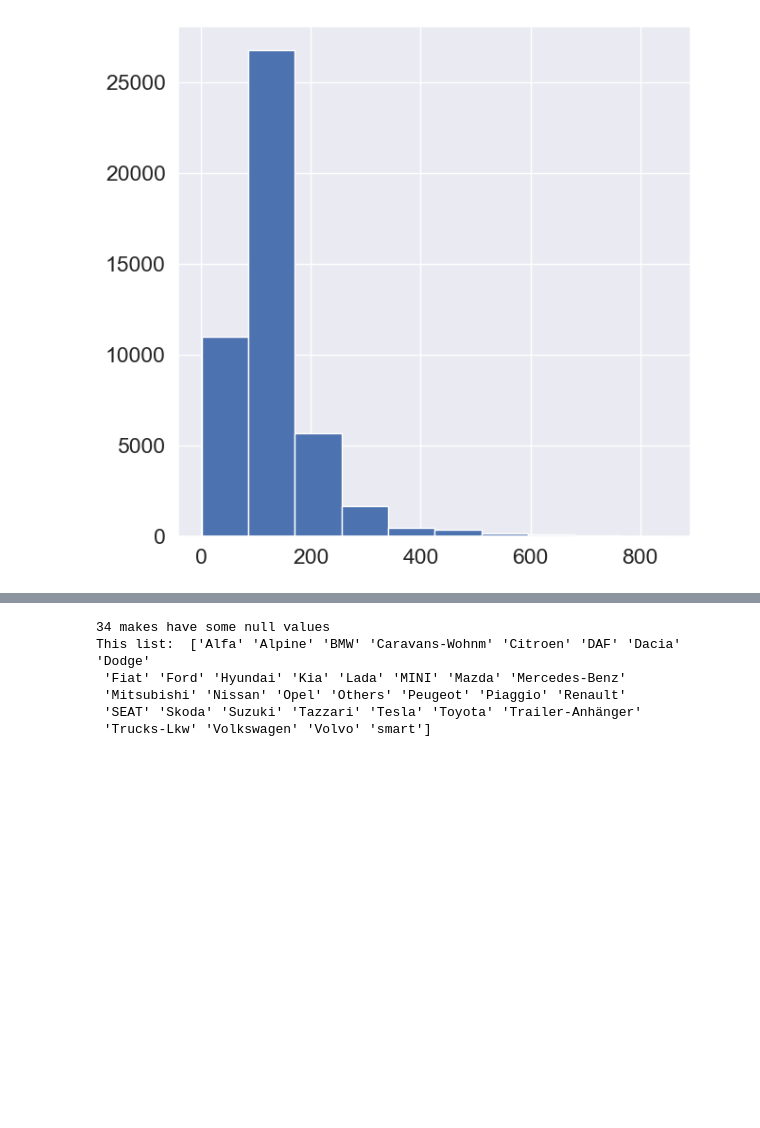
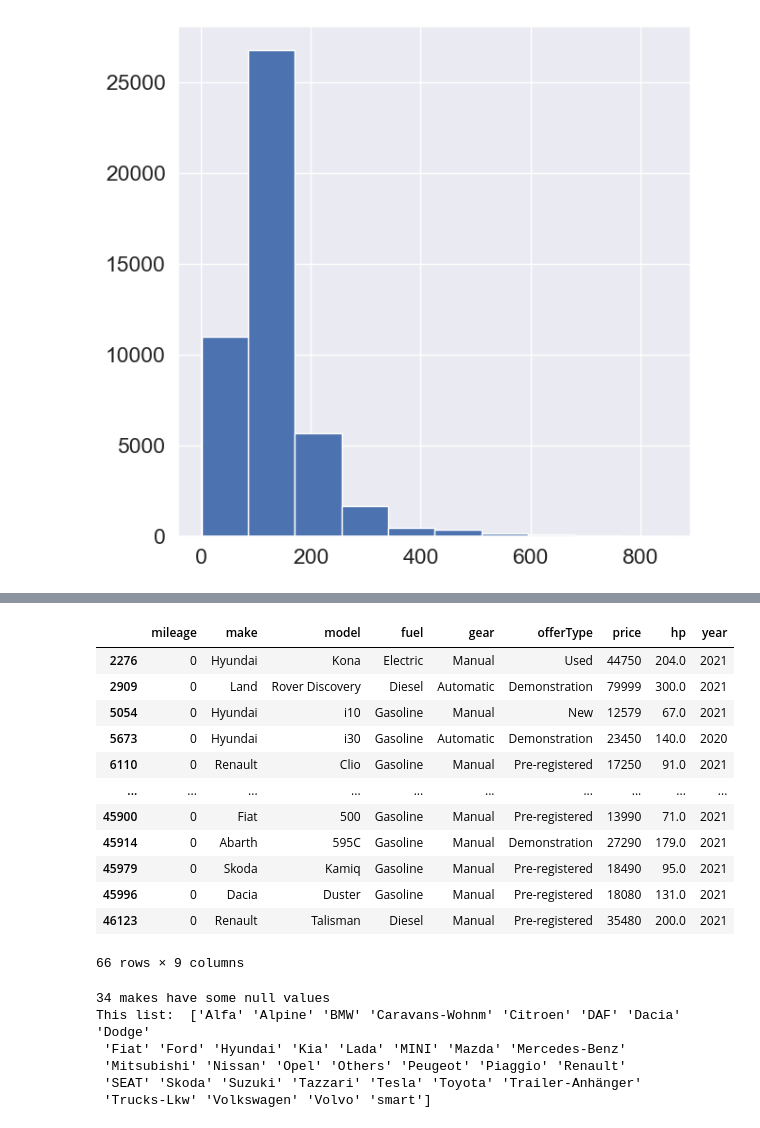
Before and after one commit to harrizazham98/DataScienceProj, a Jupyter notebook: 005_CarPurchase/eda.ipynb, the cells around one changed output, grey strips where cells are left out. Drawn from its saved outputs; the diff is of its cells as text; code cells hidden in the pictures; blank space fills up the shorter version.

Commit message:
analysis on data

```diff
--- a/005_CarPurchase/eda.ipynb
+++ b/005_CarPurchase/eda.ipynb
@@ -150,3 +163,19 @@ plt.hist(data["hp"])
+# %%
+data.query('mileage == 0')
+# %% [output]
+|  | mileage | make | model | fuel | gear | offerType | price | hp | year |
+| 2276 | 0 | Hyundai | Kona | Electric | Manual | Used | 44750 | 204.0 | 2021 |
+| 2909 | 0 | Land | Rover Discovery | Diesel | Automatic | Demonstration | 79999 | 300.0 | 2021 |
+| 5054 | 0 | Hyundai | i10 | Gasoline | Manual | New | 12579 | 67.0 | 2021 |
+| 5673 | 0 | Hyundai | i30 | Gasoline | Automatic | Demonstration | 23450 | 140.0 | 2020 |
+| 6110 | 0 | Renault | Clio | Gasoline | Manual | Pre-registered | 17250 | 91.0 | 2021 |
+| ... | ... | ... | ... | ... | ... | ... | ... | ... | ... |
+| 45900 | 0 | Fiat | 500 | Gasoline | Manual | Pre-registered | 13990 | 71.0 | 2021 |
+| 45914 | 0 | Abarth | 595C | Gasoline | Manual | Demonstration | 27290 | 179.0 | 2021 |
+| 45979 | 0 | Skoda | Kamiq | Gasoline | Manual | Pre-registered | 18490 | 95.0 | 2021 |
+| 45996 | 0 | Dacia | Duster | Gasoline | Manual | Pre-registered | 18080 | 131.0 | 2021 |
+| 46123 | 0 | Renault | Talisman | Diesel | Manual | Pre-registered | 35480 | 200.0 | 2021 |
+66 rows × 9 columns
 # %%
 #find make that has null value for gear
 make_has_null_value1 = []
```
Also changed, not shown: parts of 4 cells of this notebook, 1 other file.
